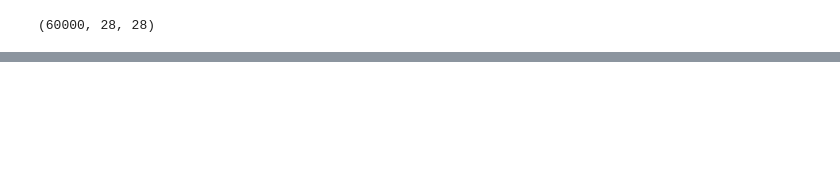
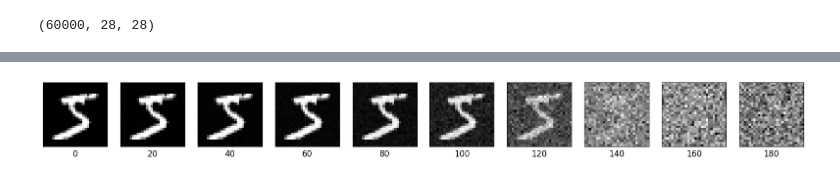
Before and after one commit to Ellie749/Diffusion_Model_From_Scratch, a Jupyter notebook: src/experiments_keras.ipynb, the cells around one changed output, grey strips where cells are left out. Cells and saved outputs as stored; diff of their text form; code cells hidden in the pictures; blank space fills up the shorter version.

```diff
--- a/src/experiments_keras.ipynb
+++ b/src/experiments_keras.ipynb
@@ -23,0 +69,3 @@ plt.show()
+# %%
+alpha_cumprod = np.cumprod(alphas)
+alpha_cumprod
@@ -23,0 +90,2 @@ plt.show()
+# %%
+noise = tf.random.normal(X_train[0].shape)
@@ -23,0 +177,20 @@ plt.show()
+# %%
+def forward(x0, t):
+    noise = tf.random.normal(x0.shape)
+    a_bar = alpha_cumprod[t]
+    a_bar = tf.convert_to_tensor(a_bar)
+
+    # we must add channel and batch dimension - channel is required in Conv2D layers
+    a_bar = tf.reshape(a_bar, (1, 1, 1, 1))
+
+    out = tf.sqrt(a_bar) * x0 + tf.sqrt(1 - a_bar) * noise
+
+    return out
+
+noisy_img = forward(X_train[0], 199)
+print(noisy_img.shape)
+
+
+
+plt.imshow(tf.squeeze(noisy_img[0]), cmap='gray')
+plt.show()
@@ -23,0 +211,13 @@ plt.show()
+# %%
+plt.figure(figsize=(20, 20))
+for i in range(len(imgs)):
+    plt.subplot(1, imgs.shape[0], i+1)
+    plt.imshow(imgs[i], cmap='gray')
+    plt.xticks([])  #hide
+    plt.yticks([])
+    plt.xlabel(str(i*20), fontsize=12)
+
+
+plt.show()
+# %% [output]
+[figure, added]
```
Also changed, not shown: parts of 13 cells of this notebook.
